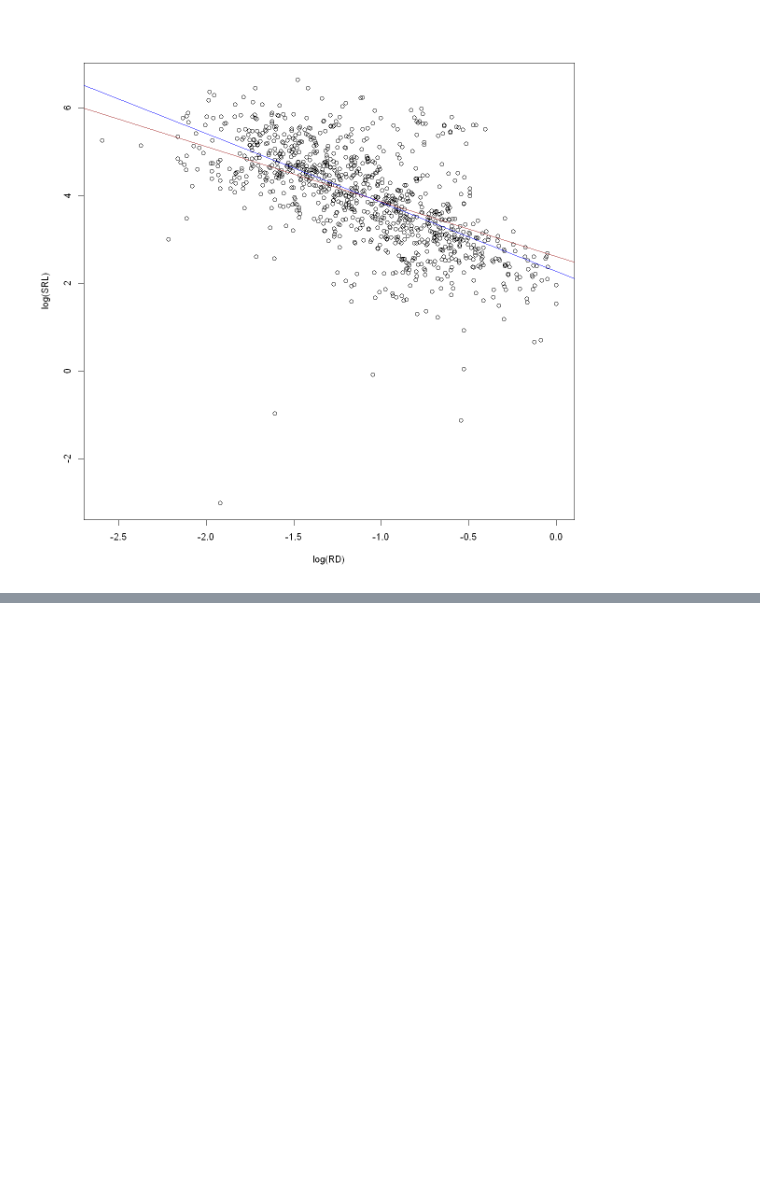
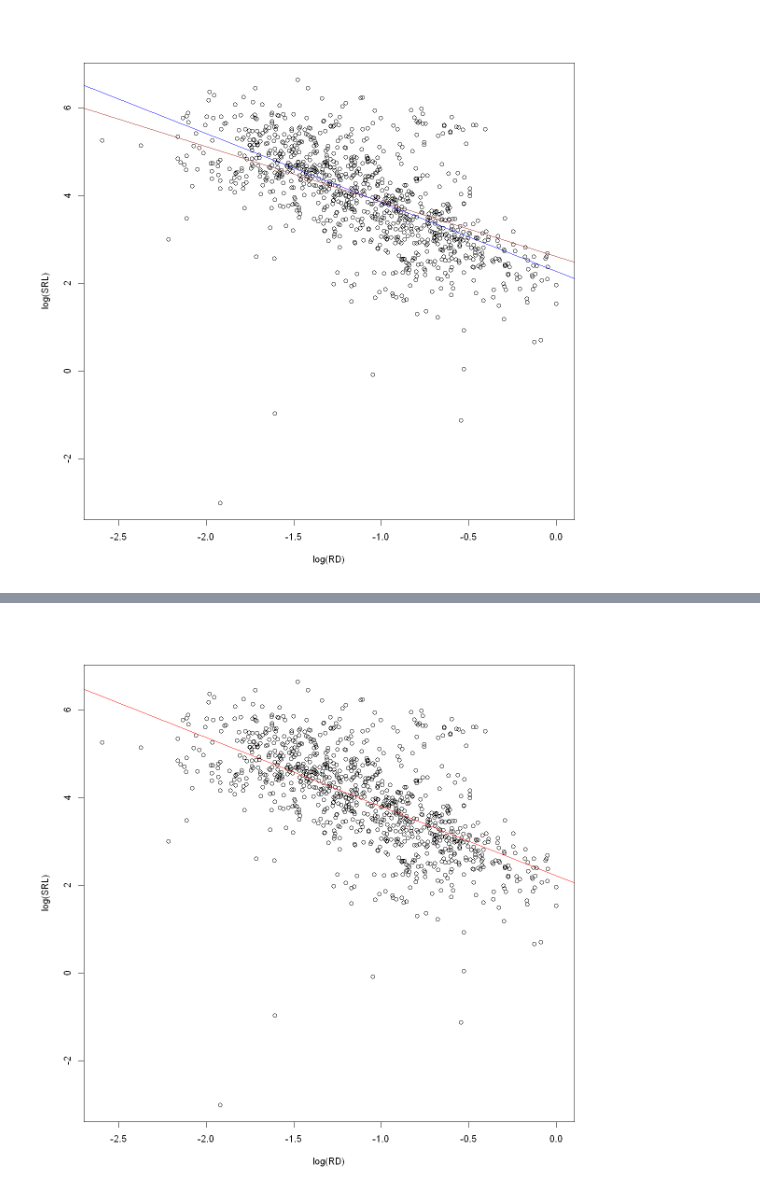
Before and after one commit to anoban/wsu, a Jupyter notebook: R/notebooks/MR-PMM.ipynb, the cells around one changed output, grey strips where cells are left out. Cells and saved outputs as stored; diff of their text form; code cells hidden in the pictures; blank space fills up the shorter version.

```diff
--- a/R/notebooks/MR-PMM.ipynb
+++ b/R/notebooks/MR-PMM.ipynb
@@ -197,3 +199,8 @@ abline(pgls_1_brownian, col = "brown") # the results of nlme::gls() and phylolm:
 abline(pgls_1_lambda, col = "blue")
 # %% [output]
 [figure]
+# %%
+# what if we fit a regular OLS model to the same data??
+
+lmod <- lm(F00727 ~ F00679, data = data)
+summary(lmod)
@@ -199,0 +225,6 @@ abline(pgls_1_lambda, col = "blue")
+# %%
+options(repr.plot.width = 10, repr.plot.height = 10)
+plot(F00727 ~ F00679, data, xlab = "log(RD)", ylab = "log(SRL)")
+abline(lmod, col = "red")
+# %% [output]
+[figure, added]
```
Also changed, not shown: parts of 2 cells of this notebook.
